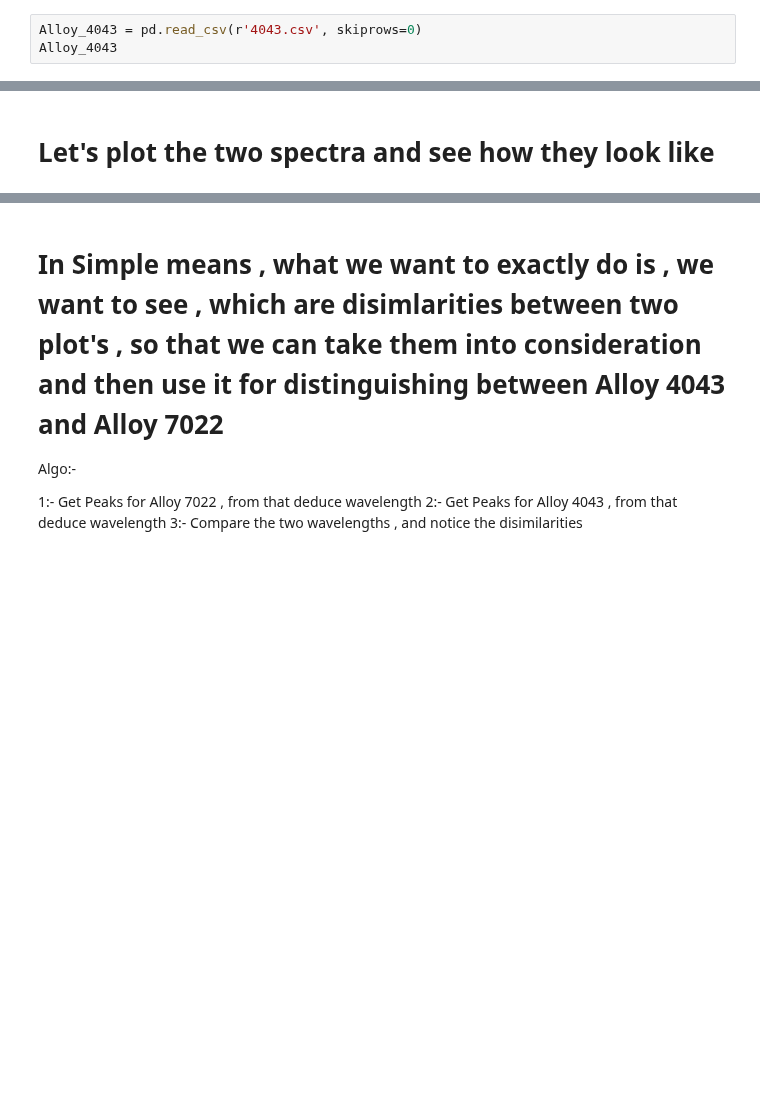
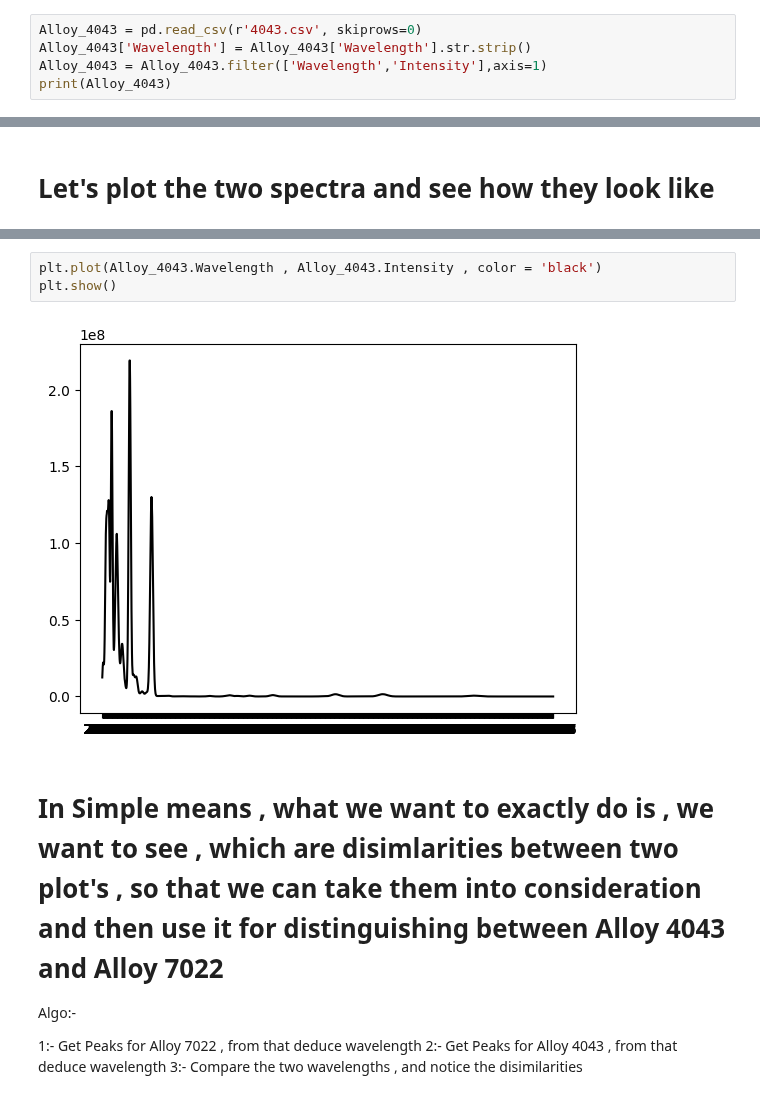
Before and after one commit to rahulrpatil3005/Handheld_LIBS, a Jupyter notebook: Al_Alloy_Analysis/Aluminium_Class.ipynb, the cells around one changed output, grey strips where cells are left out. Saved outputs shown, nothing was run; the diff lists cells and outputs as text; blank space fills up the shorter version.

```diff
--- a/Al_Alloy_Analysis/Aluminium_Class.ipynb
+++ b/Al_Alloy_Analysis/Aluminium_Class.ipynb
@@ -46,5 +49,7 @@ Alloy_7022
 # Lets Import csv files for Si Alluminium Alloy (Alloy 4043)
 # %%
 Alloy_4043 = pd.read_csv(r'4043.csv', skiprows=0)
-Alloy_4043
+Alloy_4043['Wavelength'] = Alloy_4043['Wavelength'].str.strip()
+Alloy_4043 = Alloy_4043.filter(['Wavelength','Intensity'],axis=1)
+print(Alloy_4043)
 # %% [output]
@@ -76,3 +77,8 @@ plt.plot(Alloy_4043.Wavelength,Alloy_4043.Intensity)
+# %%
+plt.plot(Alloy_4043.Wavelength , Alloy_4043.Intensity , color = 'black')
+plt.show()
+# %% [output]
+[figure, added]
 # %% [markdown]
 # In Simple means , what we want to exactly do is , we want to see , which are disimlarities between two plot's , so that we can take them into consideration and then use it for distinguishing between Alloy 4043 and Alloy 7022
 
```
Also changed, not shown: parts of 17 cells of this notebook, 1 other file.
